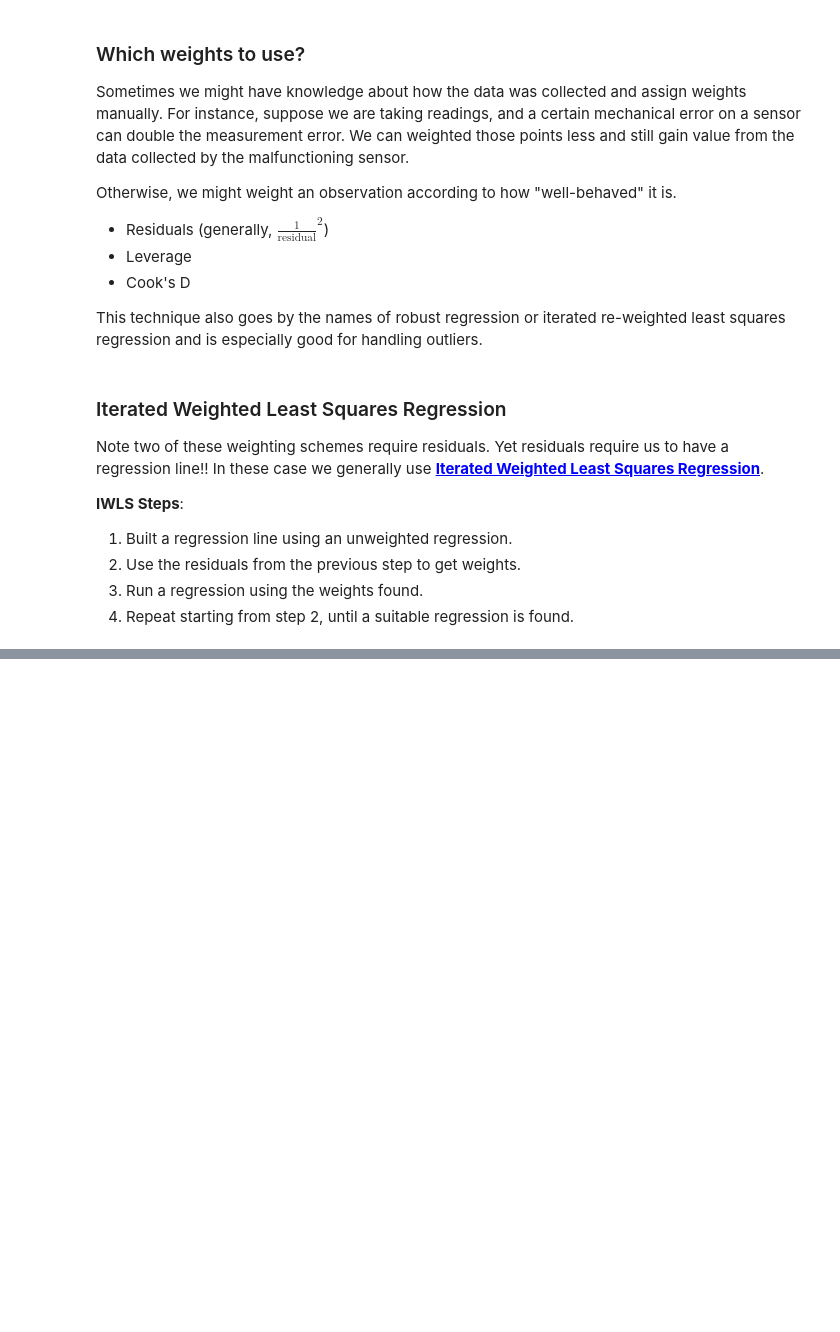
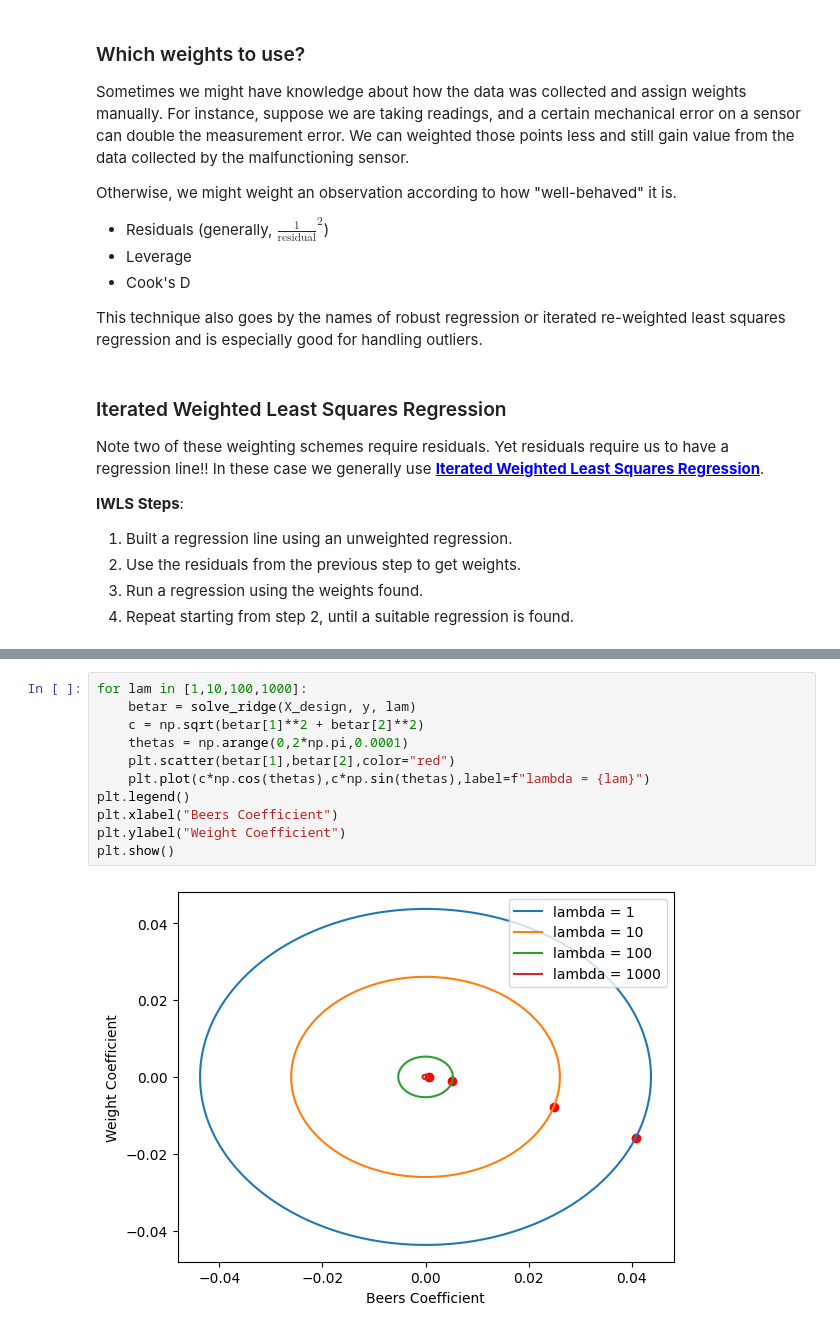
Before and after one commit to satadisha/data-exploratorium, a Jupyter notebook: DATA213/NLR-Week3.ipynb, the cells around one changed output, grey strips where cells are left out. Drawn from its saved outputs; the diff is of its cells as text; blank space fills up the shorter version.

```diff
--- a/DATA213/NLR-Week3.ipynb
+++ b/DATA213/NLR-Week3.ipynb
@@ -406,0 +623,13 @@ In these case we generally use <u style="color: blue; font-size: 1.0em; font-wei
+# %%
+for lam in [1,10,100,1000]:
+    betar = solve_ridge(X_design, y, lam)
+    c = np.sqrt(betar[1]**2 + betar[2]**2)
+    thetas = np.arange(0,2*np.pi,0.0001)
+    plt.scatter(betar[1],betar[2],color="red")
+    plt.plot(c*np.cos(thetas),c*np.sin(thetas),label=f"lambda = {lam}")
+plt.legend()
+plt.xlabel("Beers Coefficient")
+plt.ylabel("Weight Coefficient")
+plt.show()
+# %% [output]
+[figure, added]
```
Also changed, not shown: parts of 35 cells of this notebook, 9 other files.
